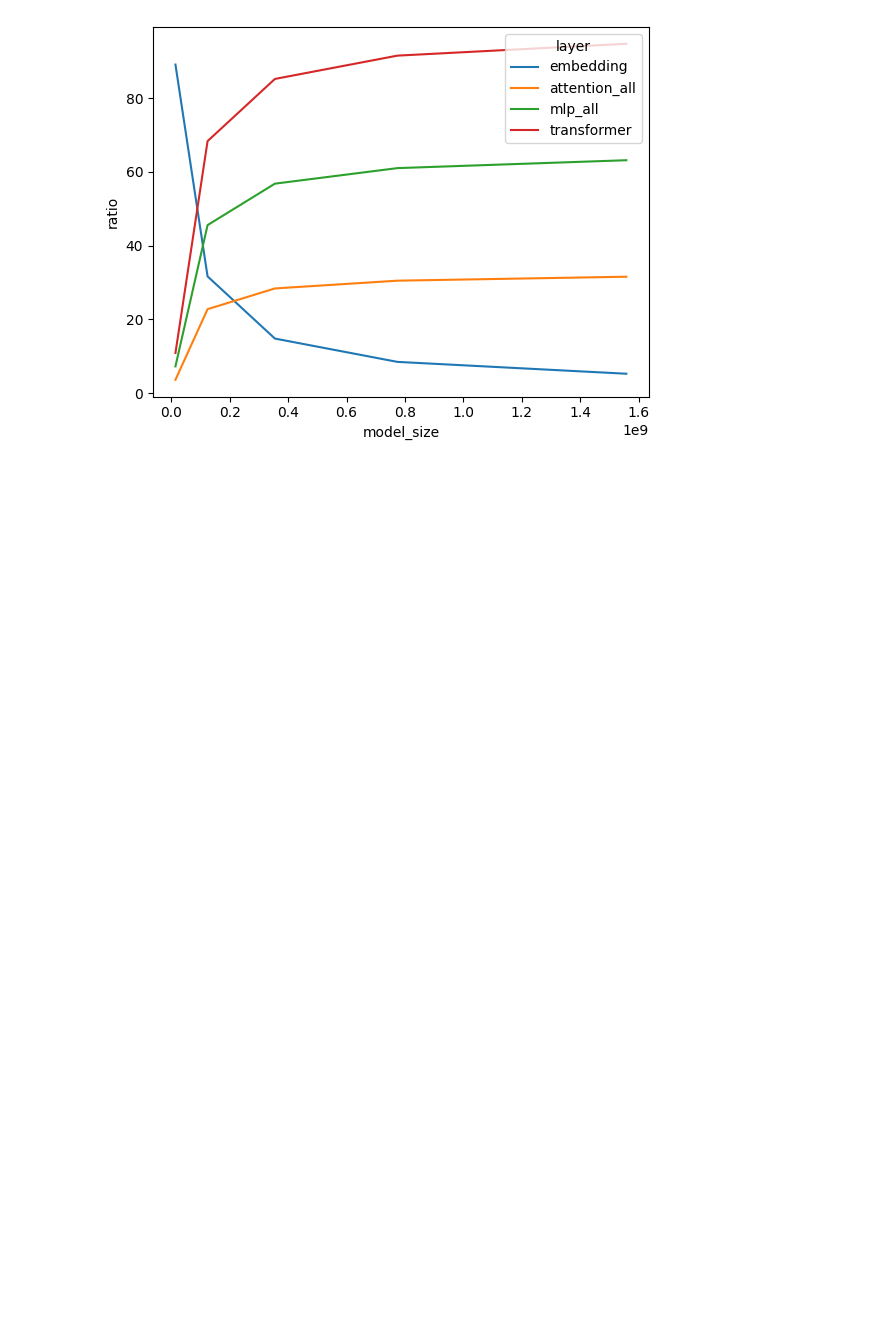
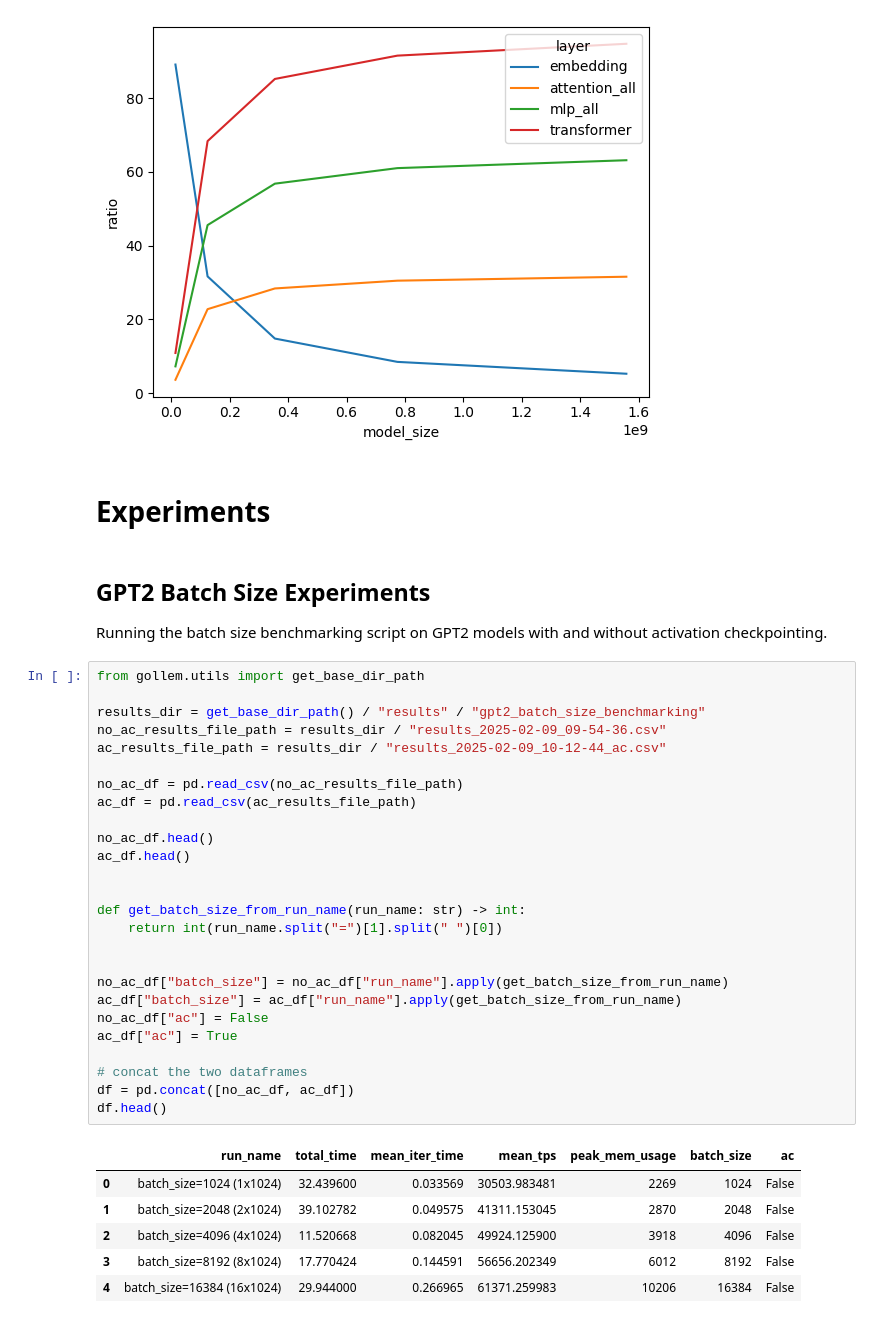
Before and after one commit to Jjschwartz/gollem, a Jupyter notebook: notebooks/activation_checkpointing.ipynb, the cells around one changed output. Cells and saved outputs as stored; diff of their text form; blank space fills up the shorter version.

```diff
--- a/notebooks/activation_checkpointing.ipynb
+++ b/notebooks/activation_checkpointing.ipynb
@@ -345,3 +346,42 @@ sb.lineplot(data=df, x="model_size", y="ratio", hue="layer")
 # %% [output]
 <Axes: xlabel='model_size', ylabel='ratio'>
 [figure]
+# %% [markdown]
+# Experiments
+# %% [markdown]
+## GPT2 Batch Size Experiments
+
+Running the batch size benchmarking script on GPT2 models with and without activation checkpointing.
+# %%
+from gollem.utils import get_base_dir_path
+
+results_dir = get_base_dir_path() / "results" / "gpt2_batch_size_benchmarking"
+no_ac_results_file_path = results_dir / "results_2025-02-09_09-54-36.csv"
+ac_results_file_path = results_dir / "results_2025-02-09_10-12-44_ac.csv"
+
+no_ac_df = pd.read_csv(no_ac_results_file_path)
+ac_df = pd.read_csv(ac_results_file_path)
+
+no_ac_df.head()
+ac_df.head()
+
+
+def get_batch_size_from_run_name(run_name: str) -> int:
+    return int(run_name.split("=")[1].split(" ")[0])
+
+
+no_ac_df["batch_size"] = no_ac_df["run_name"].apply(get_batch_size_from_run_name)
+ac_df["batch_size"] = ac_df["run_name"].apply(get_batch_size_from_run_name)
+no_ac_df["ac"] = False
+ac_df["ac"] = True
+
+# concat the two dataframes
+df = pd.concat([no_ac_df, ac_df])
+df.head()
+# %% [output]
+|  | run_name | total_time | mean_iter_time | mean_tps | peak_mem_usage | batch_size | ac |
+| 0 | batch_size=1024 (1x1024) | 32.439600 | 0.033569 | 30503.983481 | 2269 | 1024 | False |
+| 1 | batch_size=2048 (2x1024) | 39.102782 | 0.049575 | 41311.153045 | 2870 | 2048 | False |
+| 2 | batch_size=4096 (4x1024) | 11.520668 | 0.082045 | 49924.125900 | 3918 | 4096 | False |
+| 3 | batch_size=8192 (8x1024) | 17.770424 | 0.144591 | 56656.202349 | 6012 | 8192 | False |
+| 4 | batch_size=16384 (16x1024) | 29.944000 | 0.266965 | 61371.259983 | 10206 | 16384 | False |
```
Also changed, not shown: parts of 5 cells of this notebook, 1 other file.
